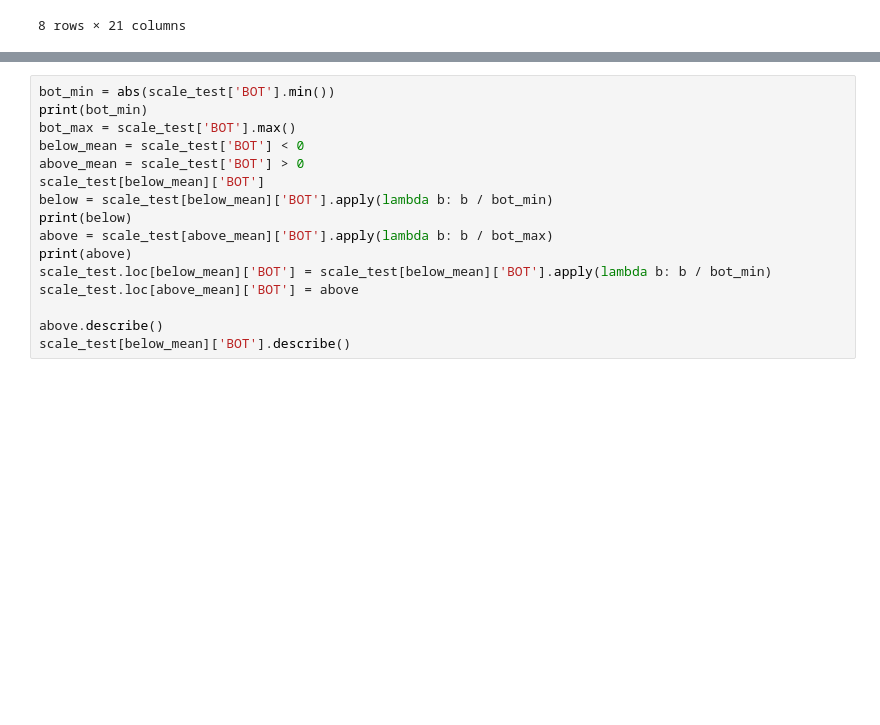
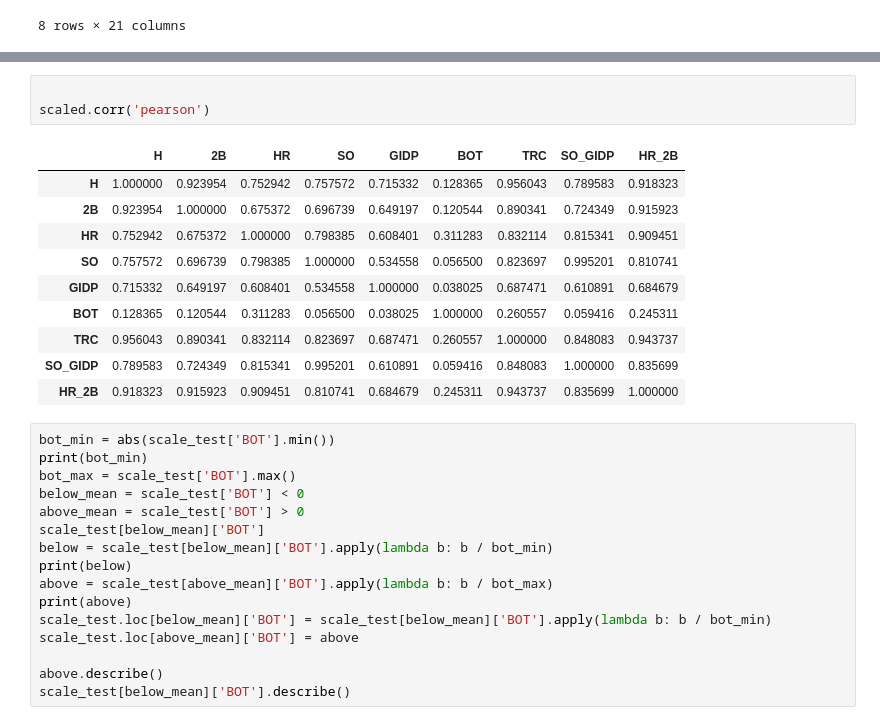
Before and after one commit to Carmine311/EffectivePandas, a Jupyter notebook: Baseball/Explore.ipynb, the cells around one changed output, grey strips where cells are left out. Cells and saved outputs as stored; diff of their text form; blank space fills up the shorter version.

```diff
--- a/Baseball/Explore.ipynb
+++ b/Baseball/Explore.ipynb
@@ -336,3 +372,17 @@ scale_test
+# %%
+
+scaled.corr('pearson')
+# %% [output]
+|  | H | 2B | HR | SO | GIDP | BOT | TRC | SO_GIDP | HR_2B |
+| H | 1.000000 | 0.923954 | 0.752942 | 0.757572 | 0.715332 | 0.128365 | 0.956043 | 0.789583 | 0.918323 |
+| 2B | 0.923954 | 1.000000 | 0.675372 | 0.696739 | 0.649197 | 0.120544 | 0.890341 | 0.724349 | 0.915923 |
+| HR | 0.752942 | 0.675372 | 1.000000 | 0.798385 | 0.608401 | 0.311283 | 0.832114 | 0.815341 | 0.909451 |
+| SO | 0.757572 | 0.696739 | 0.798385 | 1.000000 | 0.534558 | 0.056500 | 0.823697 | 0.995201 | 0.810741 |
+| GIDP | 0.715332 | 0.649197 | 0.608401 | 0.534558 | 1.000000 | 0.038025 | 0.687471 | 0.610891 | 0.684679 |
+| BOT | 0.128365 | 0.120544 | 0.311283 | 0.056500 | 0.038025 | 1.000000 | 0.260557 | 0.059416 | 0.245311 |
+| TRC | 0.956043 | 0.890341 | 0.832114 | 0.823697 | 0.687471 | 0.260557 | 1.000000 | 0.848083 | 0.943737 |
+| SO_GIDP | 0.789583 | 0.724349 | 0.815341 | 0.995201 | 0.610891 | 0.059416 | 0.848083 | 1.000000 | 0.835699 |
+| HR_2B | 0.918323 | 0.915923 | 0.909451 | 0.810741 | 0.684679 | 0.245311 | 0.943737 | 0.835699 | 1.000000 |
 # %%
 bot_min = abs(scale_test['BOT'].min())
 print(bot_min)
```
Also changed, not shown: parts of 12 cells of this notebook.
